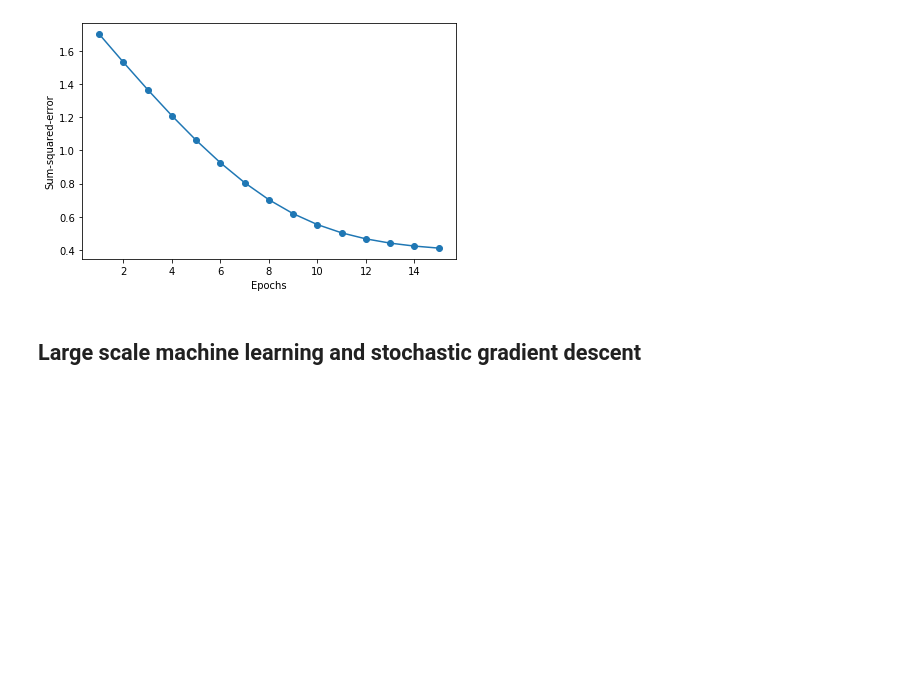
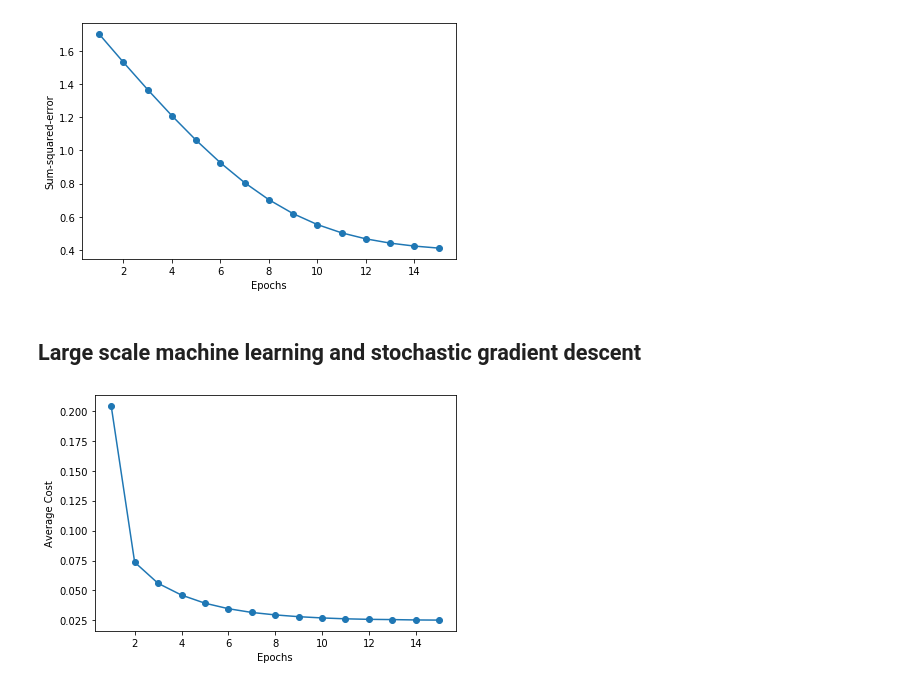
Before and after one commit to panda2727/python-machine-learning-book-2nd-edition, a Jupyter notebook: code/ch02/ch02_sandbox.ipynb, the cells around one changed output. Saved outputs shown, nothing was run; the diff lists cells and outputs as text; code cells hidden in the pictures; blank space fills up the shorter version.

```diff
--- a/code/ch02/ch02_sandbox.ipynb
+++ b/code/ch02/ch02_sandbox.ipynb
@@ -170,8 +170,52 @@ class AdalineSGD(object):
 
     def fit(self, X, y):
         self._initialize_weights(X.shape[1])
+        self.cost_ = []
+        for i in range(self.n_iter):
+            if self.shuffle:
+                X, y = self._shuffle(X, y)
+            cost = []
+            for xi, target in zip(X, y):
+                cost.append(self._update_weights(xi, target))
+            avg_cost = sum(cost) / len(y)
+            self.cost_.append(avg_cost)
+        return self
+
+    def _shuffle(self, X, y):
+        r = self.rgen.permutation(len(y))
+        return X[r], y[r]
 
     def _initialize_weights(self, m):
         self.rgen = np.random.RandomState(self.random_state)
         self.w_ = self.rgen.normal(loc=0.0, scale=0.01, size=1 + m)
         self.w_initialized = True
+
+    def _update_weights(self, xi, target):
+        output = self.activation(self.net_input(xi))
+        error = (target - output)
+        self.w_[1:] += self.eta * xi.dot(error) # can we do xi*error directly? Yes.
+        self.w_[0] += self.eta * error
+        cost = 0.5 * error**2
+        return cost
+
+    def net_input(self, X):
+        return np.dot(X, self.w_[1:]) + self.w_[0]
+
+    def activation(self, X):
+        return X
+
+    def predict(self, X):
+        return np.where(self.activation(self.net_input(X)) >= 0.0, 1, -1)
+# %%
+ada = AdalineSGD(n_iter=15, eta=0.01, random_state=1)
+ada.fit(X_std, y)
+
+plt.plot(range(1, len(ada.cost_) + 1), ada.cost_, marker='o')
+plt.xlabel('Epochs')
+plt.ylabel('Average Cost')
+
+plt.tight_layout()
+# plt.savefig('images/02_15_2.png', dpi=300)
+plt.show()
+# %% [output]
+[figure, added]
```
